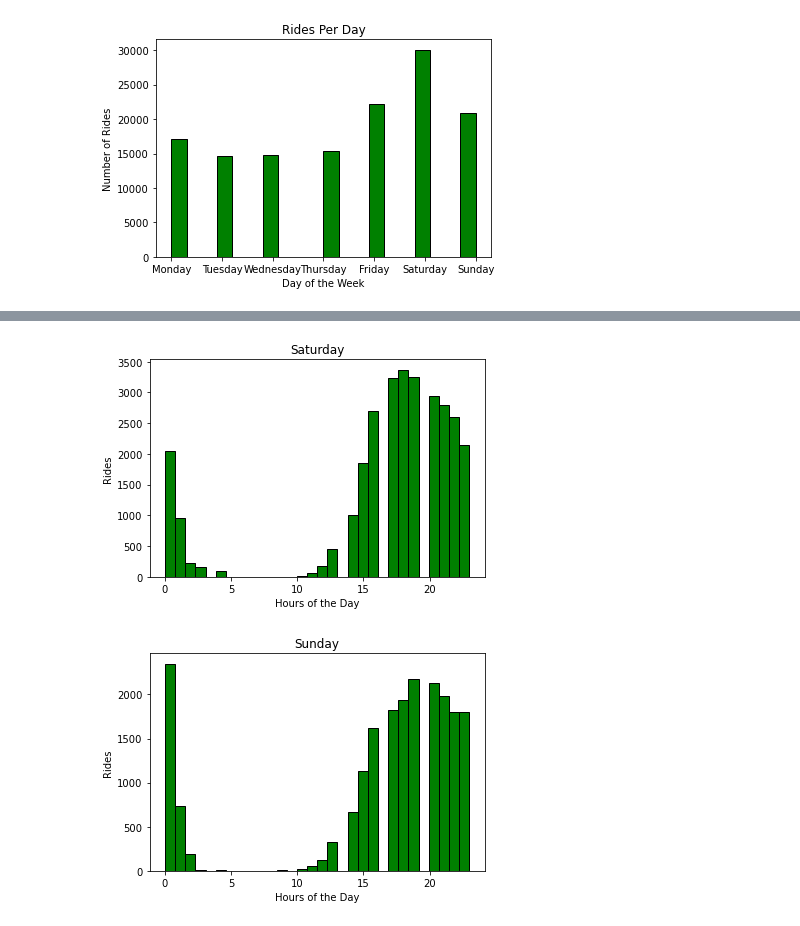
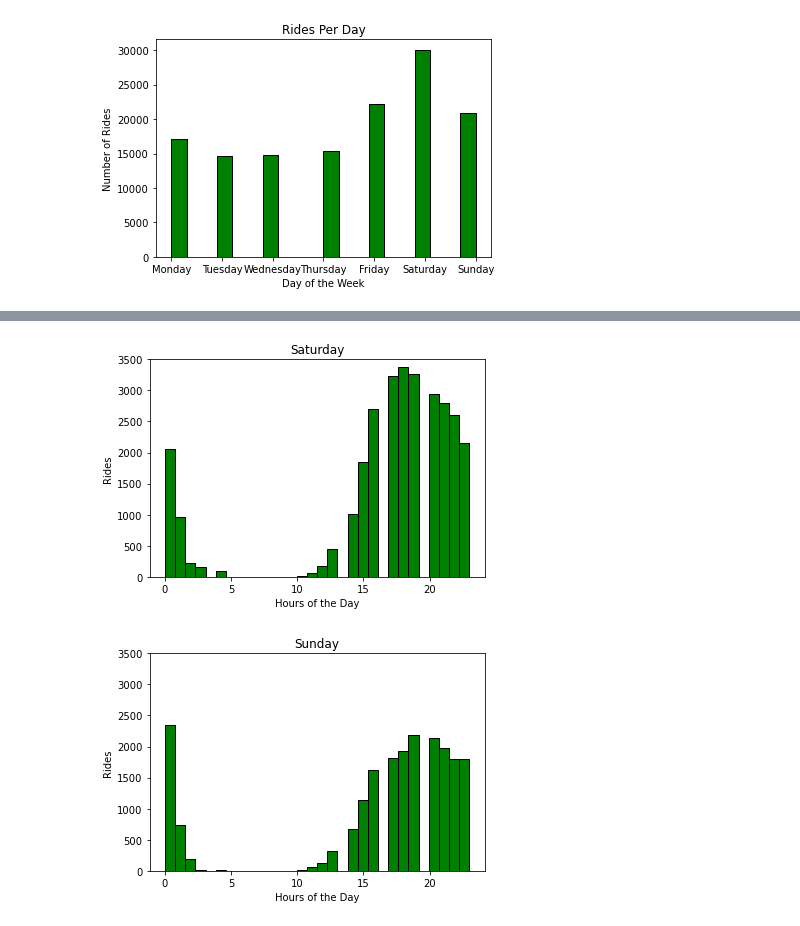
Before and after one commit to Quezadajl/nashville-scooters-project, a Jupyter notebook: notebooks/scooter_trips.ipynb, the cells around one changed output, grey strips where cells are left out. Saved outputs shown, nothing was run; the diff lists cells and outputs as text; code cells hidden in the pictures.

```diff
--- a/notebooks/scooter_trips.ipynb
+++ b/notebooks/scooter_trips.ipynb
@@ -141,14 +146,16 @@ plt.hist(sat_df.hour, bins = 30, color='green', edgecolor = 'black')
 plt.xlabel('Hours of the Day')
 plt.ylabel('Rides')
 plt.title('Saturday')
+plt.ylim([0, 3500])
 plt.show()
 # %% [output]
-[figure, old version]
+[figure, new version]
 # %%
 plt.hist(sun_df.hour, bins = 30, color='green', edgecolor = 'black')
 plt.xlabel('Hours of the Day')
 plt.ylabel('Rides')
 plt.title('Sunday')
+plt.ylim([0, 3500])
 plt.show()
 # %% [output]
-[figure, old version]
+[figure, new version]
```
Also changed, not shown: parts of 5 cells of this notebook.
